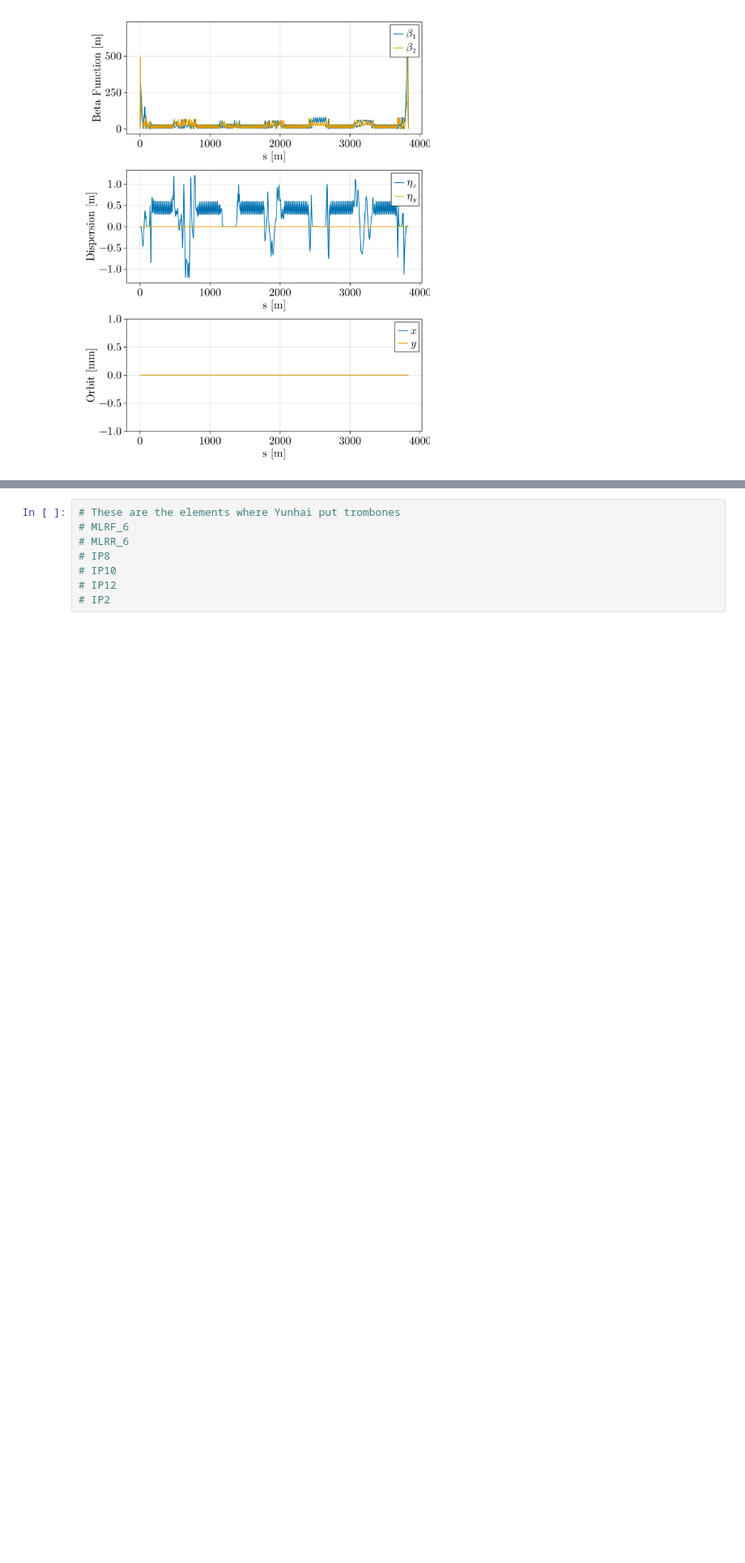
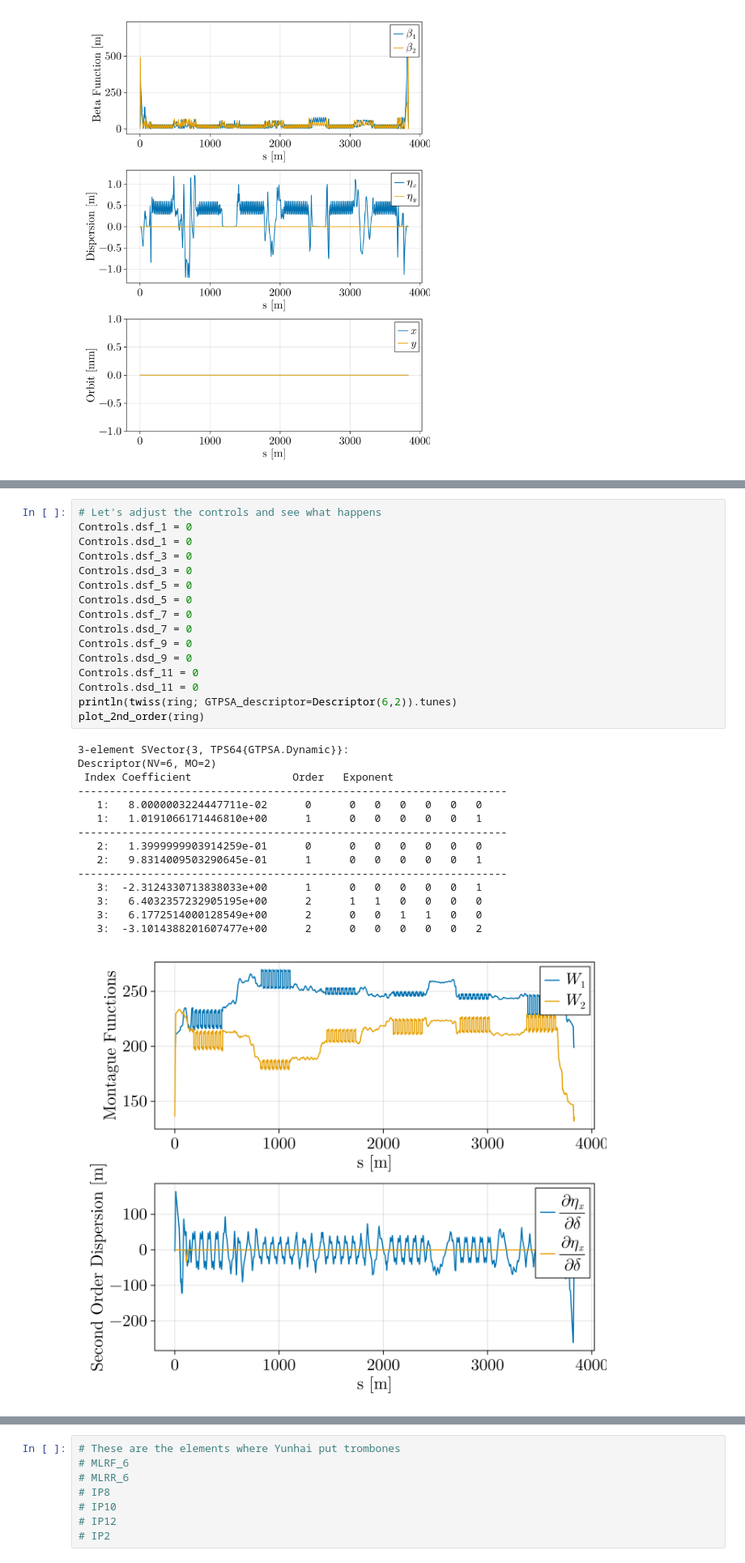
Before and after one commit to bmad-sim/SciBmad.jl, a Jupyter notebook: examples/esr-dynamic-aperture/esr-da.ipynb, the cells around one changed output, grey strips where cells are left out. Shown at 81% size. Drawn from its saved outputs; the diff is of its cells as text; blank space fills up the shorter version.

```diff
--- a/examples/esr-dynamic-aperture/esr-da.ipynb
+++ b/examples/esr-dynamic-aperture/esr-da.ipynb
@@ -108,0 +268,32 @@ Descriptor(NV=6, MO=2)
+# %%
+# Let's adjust the controls and see what happens
+Controls.dsf_1 = 0
+Controls.dsd_1 = 0
+Controls.dsf_3 = 0
+Controls.dsd_3 = 0
+Controls.dsf_5 = 0
+Controls.dsd_5 = 0
+Controls.dsf_7 = 0
+Controls.dsd_7 = 0
+Controls.dsf_9 = 0
+Controls.dsd_9 = 0
+Controls.dsf_11 = 0
+Controls.dsd_11 = 0
+println(twiss(ring; GTPSA_descriptor=Descriptor(6,2)).tunes)
+plot_2nd_order(ring)
+# %% [output]
+3-element SVector{3, TPS64{GTPSA.Dynamic}}:
+Descriptor(NV=6, MO=2)
+ Index Coefficient                Order   Exponent
+--------------------------------------------------------------------
+   1:   8.0000003224447711e-02      0      0   0   0   0   0   0
+   1:   1.0191066171446810e+00      1      0   0   0   0   0   1
+--------------------------------------------------------------------
+   2:   1.3999999903914259e-01      0      0   0   0   0   0   0
+   2:   9.8314009503290645e-01      1      0   0   0   0   0   1
+--------------------------------------------------------------------
+   3:  -2.3124330713838033e+00      1      0   0   0   0   0   1
+   3:   6.4032357232905195e+00      2      1   1   0   0   0   0
+   3:   6.1772514000128549e+00      2      0   0   1   1   0   0
+   3:  -3.1014388201607477e+00      2      0   0   0   0   0   2
+[figure, added]
```
Also changed, not shown: parts of 15 cells of this notebook, 7 other files.
